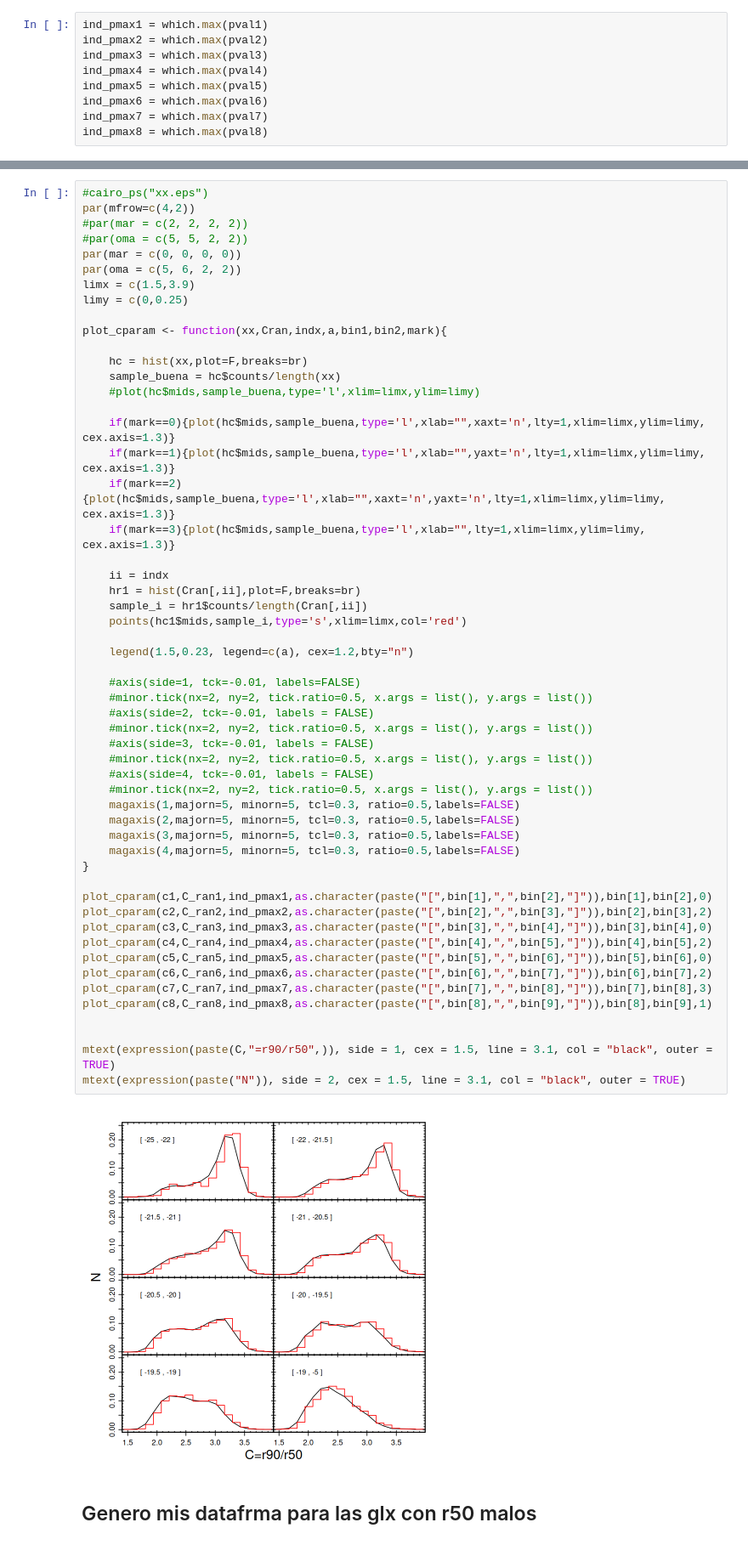
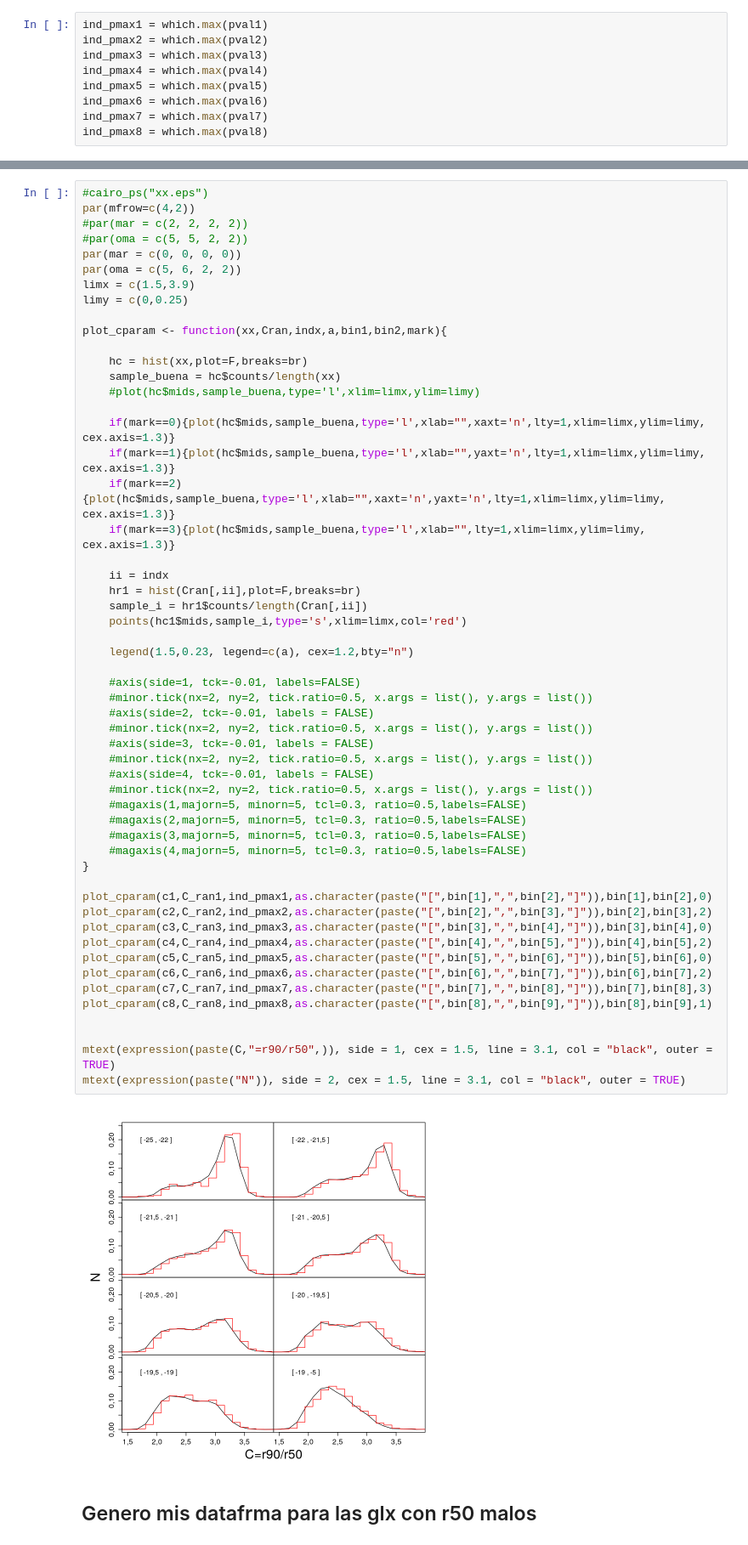
Before and after one commit to antotaverna/cg_environments, a Jupyter notebook: plots/rpetro.ipynb, the cells around one changed output, grey strips where cells are left out. Shown at 85% size. Saved outputs shown, nothing was run; the diff lists cells and outputs as text.

```diff
--- a/plots/rpetro.ipynb
+++ b/plots/rpetro.ipynb
@@ -680,38 +666,38 @@ plot_cparam <- function(xx,Cran,indx,a,bin1,bin2,mark){
     ii = indx
     hr1 = hist(Cran[,ii],plot=F,breaks=br)
     sample_i = hr1$counts/length(Cran[,ii])
     points(hc1$mids,sample_i,type='s',xlim=limx,col='red')
 
     legend(1.5,0.23, legend=c(a), cex=1.2,bty="n")
 
     #axis(side=1, tck=-0.01, labels=FALSE)
     #minor.tick(nx=2, ny=2, tick.ratio=0.5, x.args = list(), y.args = list())
     #axis(side=2, tck=-0.01, labels = FALSE)
     #minor.tick(nx=2, ny=2, tick.ratio=0.5, x.args = list(), y.args = list())
     #axis(side=3, tck=-0.01, labels = FALSE)
     #minor.tick(nx=2, ny=2, tick.ratio=0.5, x.args = list(), y.args = list())
     #axis(side=4, tck=-0.01, labels = FALSE)
     #minor.tick(nx=2, ny=2, tick.ratio=0.5, x.args = list(), y.args = list())
-    magaxis(1,majorn=5, minorn=5, tcl=0.3, ratio=0.5,labels=FALSE)
-    magaxis(2,majorn=5, minorn=5, tcl=0.3, ratio=0.5,labels=FALSE)
-    magaxis(3,majorn=5, minorn=5, tcl=0.3, ratio=0.5,labels=FALSE)
-    magaxis(4,majorn=5, minorn=5, tcl=0.3, ratio=0.5,labels=FALSE)
+    #magaxis(1,majorn=5, minorn=5, tcl=0.3, ratio=0.5,labels=FALSE)
+    #magaxis(2,majorn=5, minorn=5, tcl=0.3, ratio=0.5,labels=FALSE)
+    #magaxis(3,majorn=5, minorn=5, tcl=0.3, ratio=0.5,labels=FALSE)
+    #magaxis(4,majorn=5, minorn=5, tcl=0.3, ratio=0.5,labels=FALSE)
 }
 
 plot_cparam(c1,C_ran1,ind_pmax1,as.character(paste("[",bin[1],",",bin[2],"]")),bin[1],bin[2],0)
 plot_cparam(c2,C_ran2,ind_pmax2,as.character(paste("[",bin[2],",",bin[3],"]")),bin[2],bin[3],2)
 plot_cparam(c3,C_ran3,ind_pmax3,as.character(paste("[",bin[3],",",bin[4],"]")),bin[3],bin[4],0)
 plot_cparam(c4,C_ran4,ind_pmax4,as.character(paste("[",bin[4],",",bin[5],"]")),bin[4],bin[5],2)
 plot_cparam(c5,C_ran5,ind_pmax5,as.character(paste("[",bin[5],",",bin[6],"]")),bin[5],bin[6],0)
 plot_cparam(c6,C_ran6,ind_pmax6,as.character(paste("[",bin[6],",",bin[7],"]")),bin[6],bin[7],2)
 plot_cparam(c7,C_ran7,ind_pmax7,as.character(paste("[",bin[7],",",bin[8],"]")),bin[7],bin[8],3)
 plot_cparam(c8,C_ran8,ind_pmax8,as.character(paste("[",bin[8],",",bin[9],"]")),bin[8],bin[9],1)
 
 
 mtext(expression(paste(C,"=r90/r50",)), side = 1, cex = 1.5, line = 3.1, col = "black", outer = TRUE)
 mtext(expression(paste("N")), side = 2, cex = 1.5, line = 3.1, col = "black", outer = TRUE)
 # %% [output]
-[figure, old version]
+[figure, new version]
 # %% [markdown]
 ## Genero mis datafrma para las glx con r50 malos
 # %%
```
Also changed, not shown: parts of 20 cells of this notebook.
